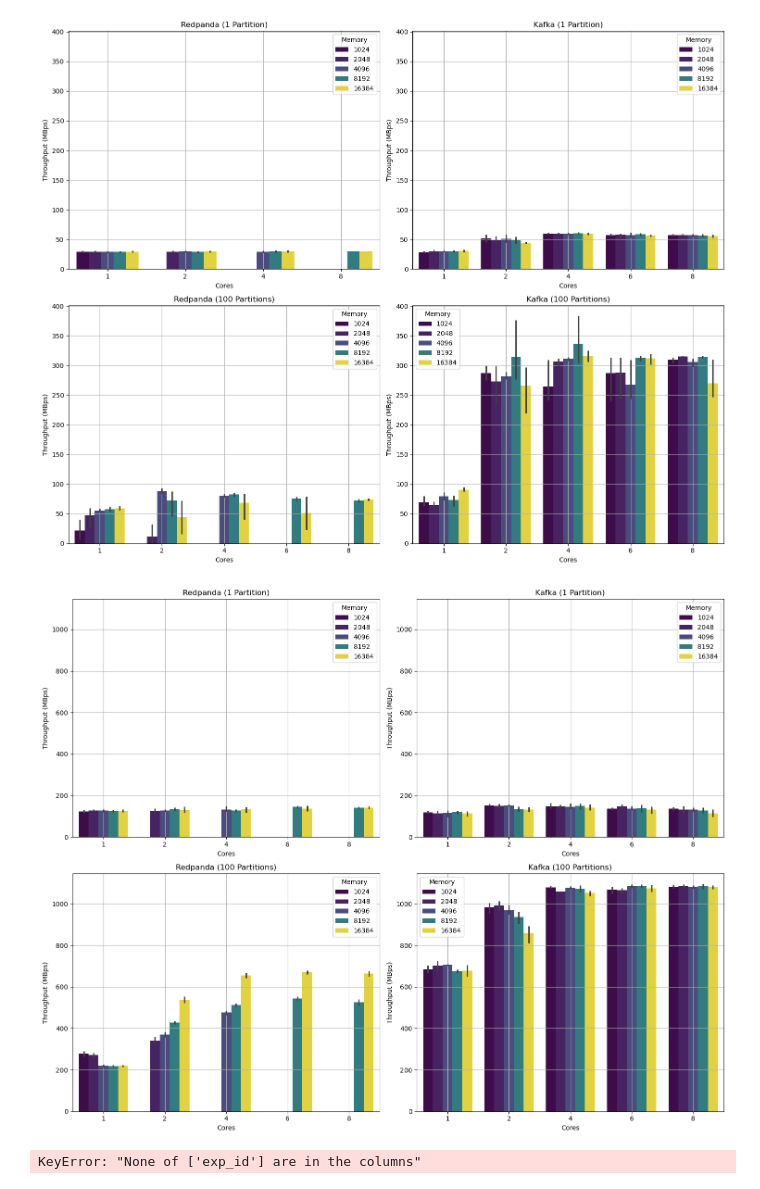
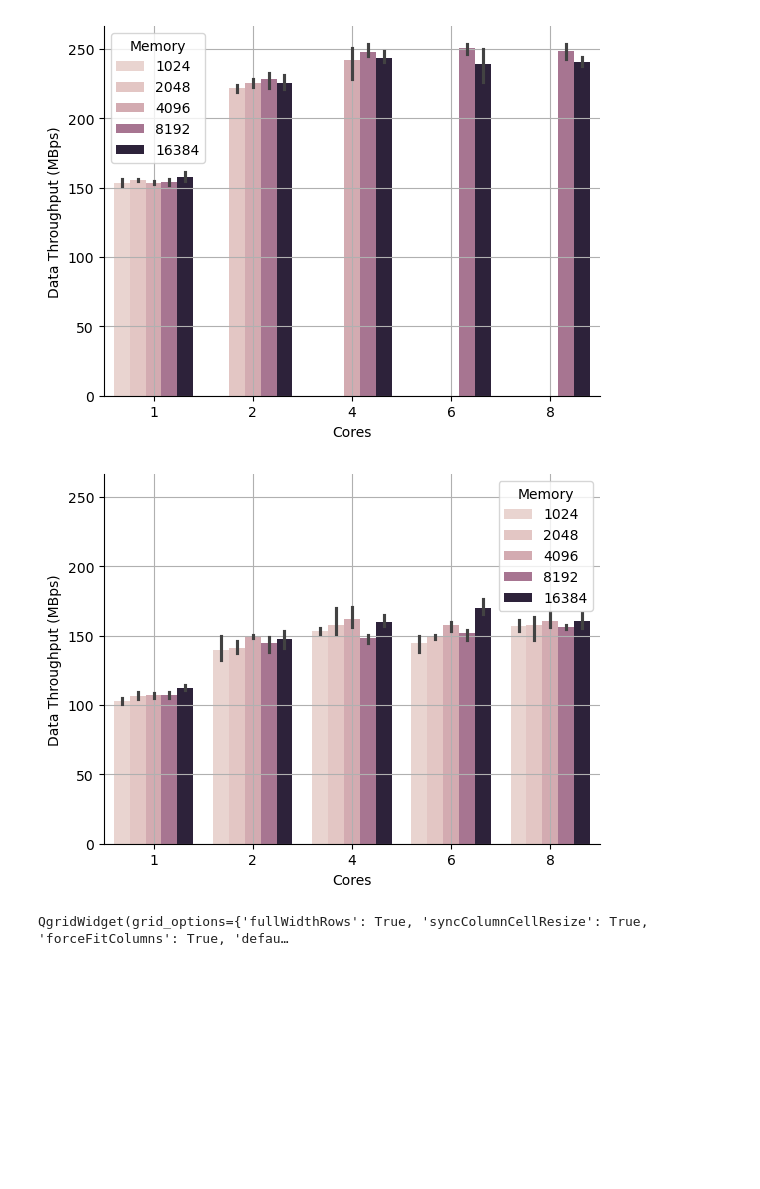
Before and after one commit to stream-energy/greenflow, a Jupyter notebook: plots/1-cpu-mem-tput-copy.ipynb, the cells around one changed output. Drawn from its saved outputs; the diff is of its cells as text; code cells hidden in the pictures; blank space fills up the shorter version.

```diff
--- a/plots/1-cpu-mem-tput-copy.ipynb
+++ b/plots/1-cpu-mem-tput-copy.ipynb
@@ -13,6 +13,6 @@ from entrypoint import load_gin
 from greenflow.utils import convert_to_mib
 
 cutoff_begin = "2024-12-16T03:15:35.626996+01:00"
-cutoff_end = "2025-02-01T03:15:35.626997+01:00"
+cutoff_end = "2025-02-13T03:15:35.626997+01:00"
 
 load_gin(exp_name="ingest-kafka", test=False)
@@ -31,27 +29,30 @@ def plot_throughput_vs_memory(enriched_data: pd.DataFrame):
     max_throughput = max(redpanda_df['throughput_MBps'].max(), kafka_df['throughput_MBps'].max())
 
     kafka_df['broker_mem_mib'] = kafka_df['broker_mem'].apply(convert_to_mib)
-    plt.figure(figsize=(15, 6))
-    plt.subplot(1, 2, 1)
-    sns.barplot(data=redpanda_df, x='broker_cpu', y='throughput_MBps', hue='broker_mem_mib', palette='viridis')
+    # plt.figure(figsize=(15, 6))
+    # plt.subplot(1, 2, 1)
+    sns.barplot(data=redpanda_df, x='broker_cpu', y='throughput_MBps', hue='broker_mem_mib')
     # sns.pointplot(data=redpanda_df, x='broker_mem_mib', y='throughput_MBps', hue='broker_cpu')
 
-    plt.title('Redpanda')
+    # plt.title('Redpanda')
     plt.xlabel('Cores')
-    plt.ylabel('Throughput (MBps)')
+    plt.ylabel('Data Throughput (MBps)')
     plt.legend(title='Memory')
     plt.ylim((min_throughput - 0.05 * min_throughput, max_throughput + 0.05 * max_throughput))
     plt.grid(True)
+    sns.despine()
+    plt.show()
 
-    plt.subplot(1, 2, 2)
+    # plt.subplot(1, 2, 2)
     # sns.scatterplot(data=kafka_df, x='broker_mem_mib', y='throughput_MBps', hue='broker_cpu', palette='viridis', alpha=0.7)
-    sns.barplot(data=kafka_df, x='broker_cpu', y='throughput_MBps', hue='broker_mem_mib', palette='viridis')
-    plt.title('Kafka')
+    sns.barplot(data=kafka_df, x='broker_cpu', y='throughput_MBps', hue='broker_mem_mib')
+    # plt.title('Kafka')
     plt.xlabel('Cores')
-    plt.ylabel('Throughput (MBps)')
+    plt.ylabel('Data Throughput (MBps)')
     plt.legend(title='Memory')
     plt.ylim((min_throughput - 0.05 * min_throughput, max_throughput + 0.05 * max_throughput))
     plt.grid(True)
+    sns.despine()
     plt.show()
 # %%
 # ovhnvme_1 = an.full_analytical_pipeline(
@@ -187,27 +184,29 @@ def plot_combined_throughput(df1: pd.DataFrame, df2: pd.DataFrame):
     plt.tight_layout()
     plt.show()
 
-plot_combined_throughput(taurus_1, taurus_100)
+# plot_combined_throughput(taurus_1, taurus_100)
-# %% [output]
-[figure, removed]
 # %%
-plot_combined_throughput(grappe_1, grappe_120)
+# plot_combined_throughput(grappe_1, grappe_120)
-# %% [output]
-[figure, removed]
 # %%
-ovhnvme_1 = an.full_analytical_pipeline(
+# ovhnvme_1 = an.full_analytical_pipeline(
+#     cutoff_begin=cutoff_begin,
+#     cutoff_end=cutoff_end,
+#     cluster="ovhnvme",
+#     type="memImpact",
+#     partitions=1,
+# )
+ovhnvme_120 = an.full_analytical_pipeline(
     cutoff_begin=cutoff_begin,
     cutoff_end=cutoff_end,
     cluster="ovhnvme",
     type="memImpact",
-    partitions=1,
+    partitions=120,
 )
-ovhnvme_100 = an.full_analytical_pipeline(
-    cutoff_begin=cutoff_begin,
-    cutoff_end=cutoff_end,
-    cluster="ovhnvme",
-    type="memImpact",
-    partitions=100,
-)
+
+# plot_combined_throughput(ovhnvme_1, ovhnvme_120)
+plot_throughput_vs_memory(ovhnvme_120)
+an.create_qgrid_widget(ovhnvme_120)
 # %% [output]
+[figure, added]
+[figure, added]
-KeyError: "None of ['exp_id'] are in the columns"
+QgridWidget(grid_options={'fullWidthRows': True, 'syncColumnCellResize': True, 'forceFitColumns': True, 'defau…
```
Also changed, not shown: parts of 2 cells of this notebook, 9 other files.
